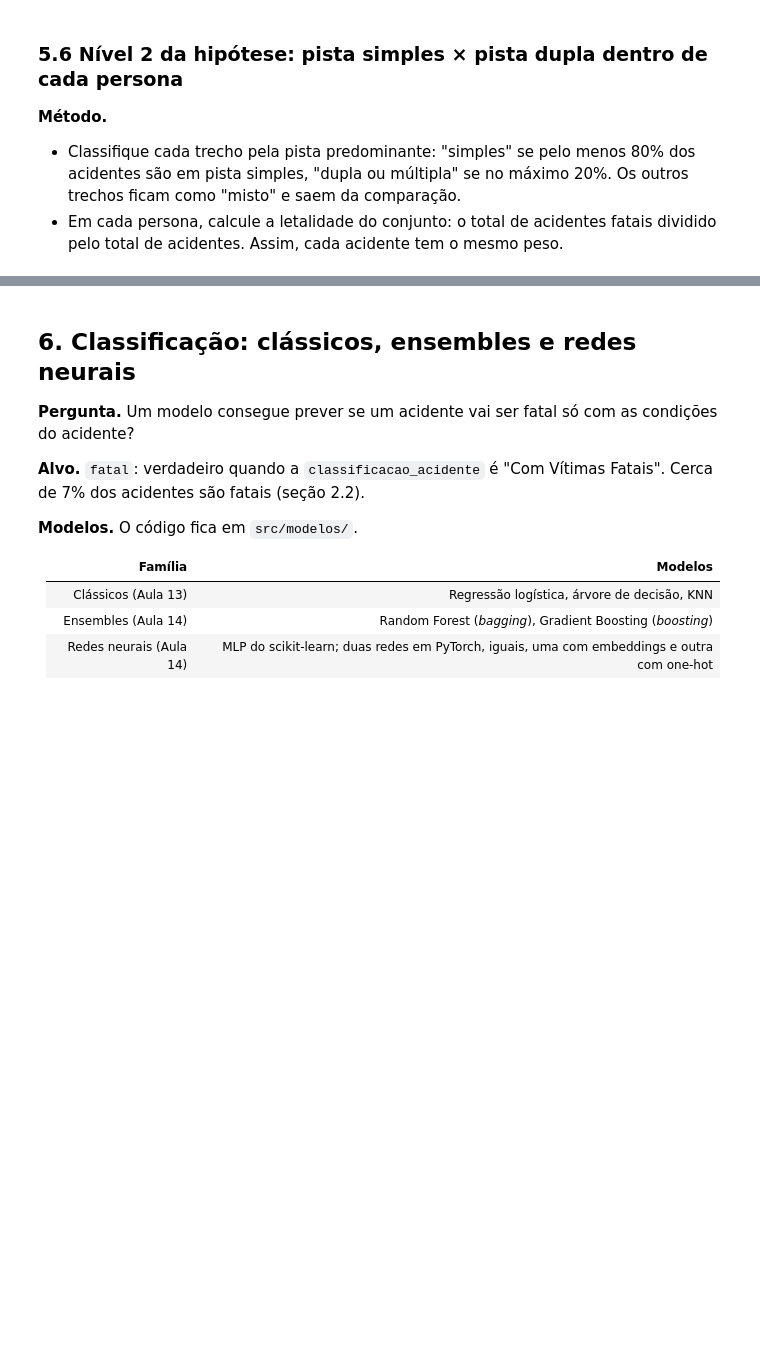
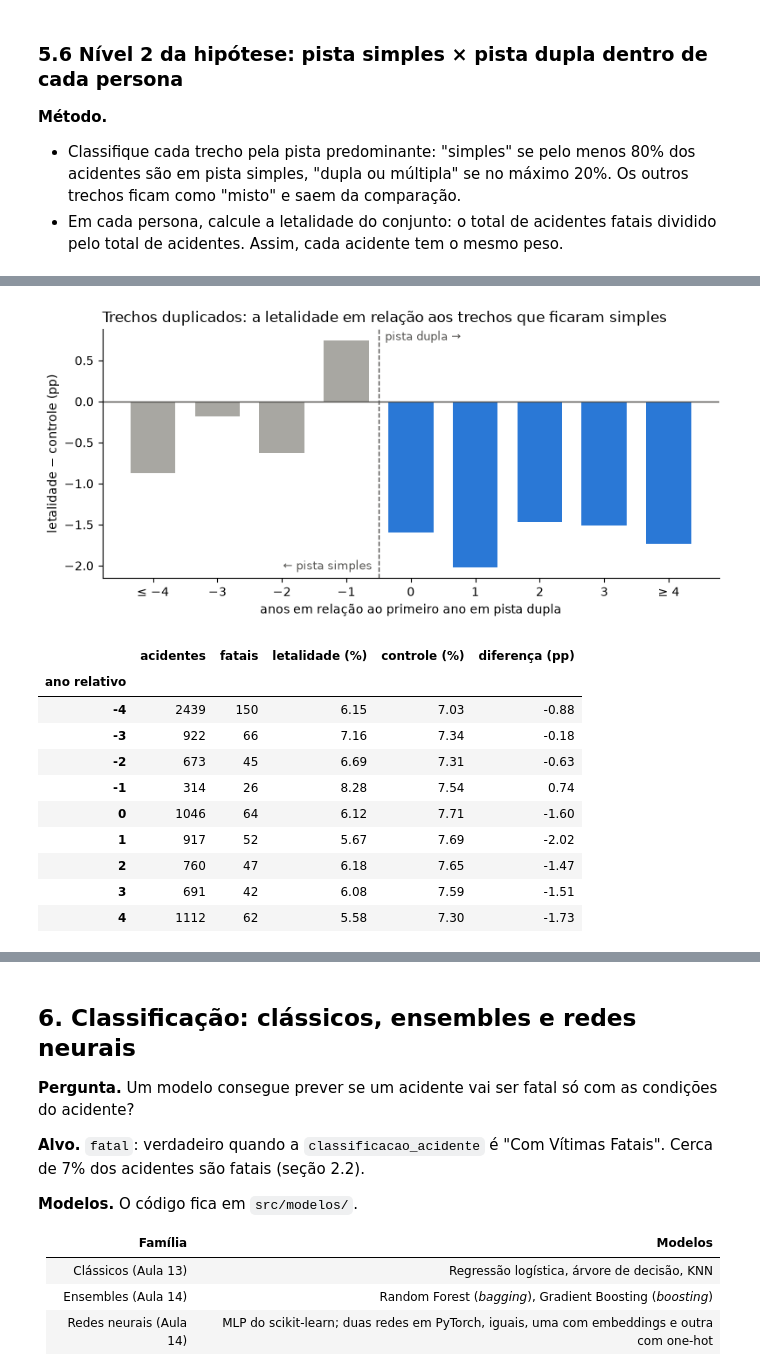
Before and after one commit to anapaulaendler/acidentes-br, a Jupyter notebook: notebooks/analise_prf.ipynb, the cells around one changed output, grey strips where cells are left out. Saved outputs shown, nothing was run; the diff lists cells and outputs as text; code cells hidden in the pictures; blank space fills up the shorter version.

```diff
--- a/notebooks/analise_prf.ipynb
+++ b/notebooks/analise_prf.ipynb
@@ -1273,0 +1309,34 @@ letalidade.sort_values("diferença (pp)", ascending=False).round(2)
+# %%
+evento = antes_depois.evento
+fig, ax = plt.subplots(figsize=(8, 3.8))
+
+cores = ["#a8a7a2" if ano < 0 else "#2a78d6" for ano in evento.index]
+ax.bar(evento.index, evento["diferença (pp)"], color=cores, width=0.7)
+ax.axhline(0, color="#52514e", linewidth=1)
+ax.axvline(-0.5, color="#52514e", linewidth=1, linestyle="--")
+ax.text(-0.4, ax.get_ylim()[1] * 0.85, "pista dupla →", fontsize=9, color="#52514e")
+ax.text(-0.6, ax.get_ylim()[0] * 0.95, "← pista simples", fontsize=9, color="#52514e", ha="right")
+
+ax.set_xticks(evento.index, ["≤ −4", "−3", "−2", "−1", "0", "1", "2", "3", "≥ 4"])
+ax.set_xlabel("anos em relação ao primeiro ano em pista dupla")
+ax.set_ylabel("letalidade − controle (pp)")
+ax.set_title("Trechos duplicados: a letalidade em relação aos trechos que ficaram simples", loc="left")
+ax.spines[["top", "right"]].set_visible(False)
+
+plt.tight_layout()
+plt.show()
+
+evento.round(2)
+# %% [output]
+[figure, added]
+|  | acidentes | fatais | letalidade (%) | controle (%) | diferença (pp) |
+| ano relativo |  |  |  |  |  |
+| -4 | 2439 | 150 | 6.15 | 7.03 | -0.88 |
+| -3 | 922 | 66 | 7.16 | 7.34 | -0.18 |
+| -2 | 673 | 45 | 6.69 | 7.31 | -0.63 |
+| -1 | 314 | 26 | 8.28 | 7.54 | 0.74 |
+| 0 | 1046 | 64 | 6.12 | 7.71 | -1.60 |
+| 1 | 917 | 52 | 5.67 | 7.69 | -2.02 |
+| 2 | 760 | 47 | 6.18 | 7.65 | -1.47 |
+| 3 | 691 | 42 | 6.08 | 7.59 | -1.51 |
+| 4 | 1112 | 62 | 5.58 | 7.30 | -1.73 |
```
Also changed, not shown: parts of 14 cells of this notebook, 2 other files.
